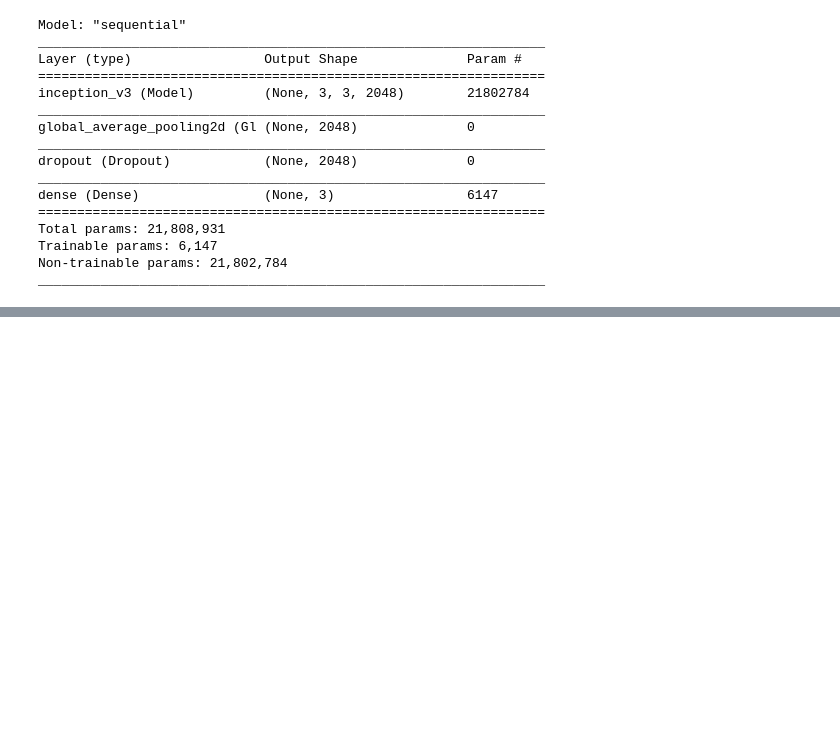
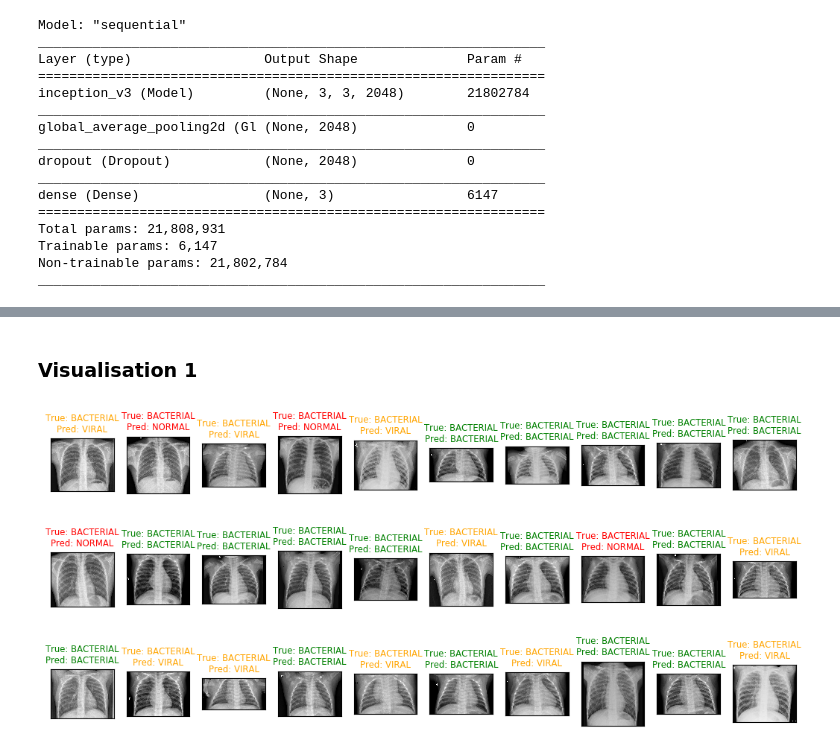
Before and after one commit to dgildeh/jupyter-notebooks, a Jupyter notebook: Pneumonia_Image_Classification.ipynb, the cells around one changed output, grey strips where cells are left out. Drawn from its saved outputs; the diff is of its cells as text; code cells hidden in the pictures; blank space fills up the shorter version.

```diff
--- a/Pneumonia_Image_Classification.ipynb
+++ b/Pneumonia_Image_Classification.ipynb
@@ -287,0 +435,6 @@ OSError: Unable to create file (unable to open file: name = 'models/pneumonia_v0
+# %% [markdown]
+### Visualisation 1
+# %%
+show_predictions(y_pred, y_true, classes, test_generator, 10, 3)
+# %% [output]
+[figure, added]
```
Also changed, not shown: parts of 16 cells of this notebook, 1 other file.
